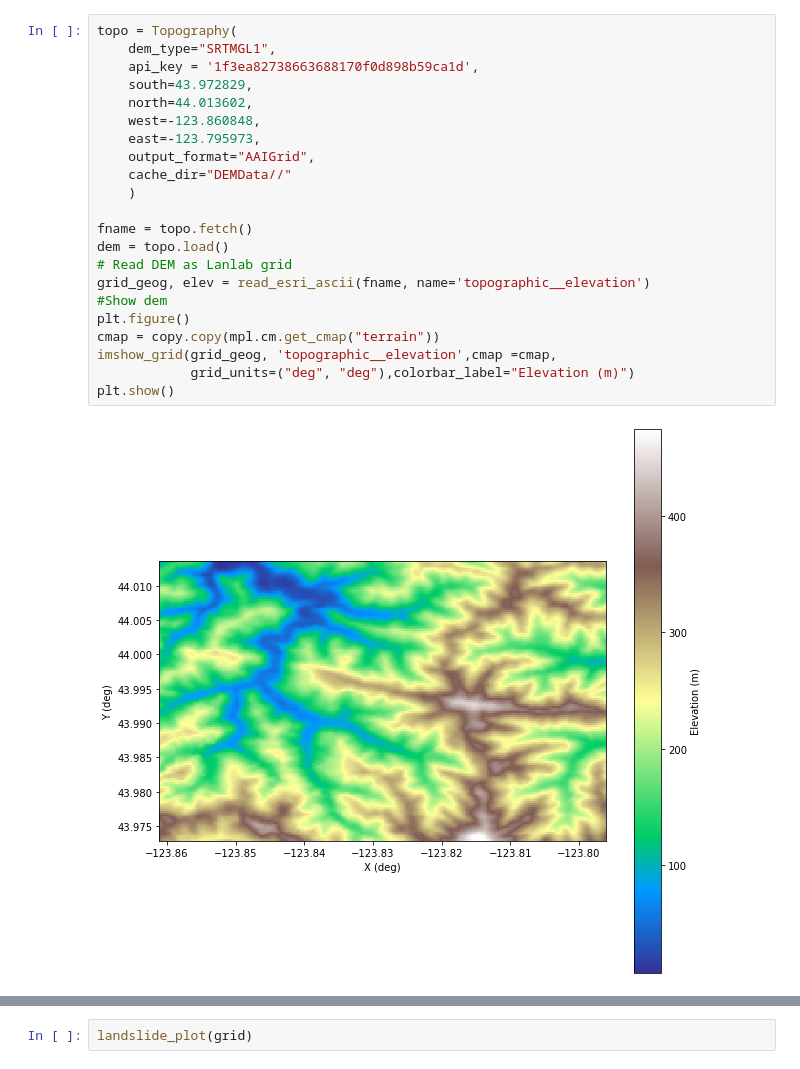
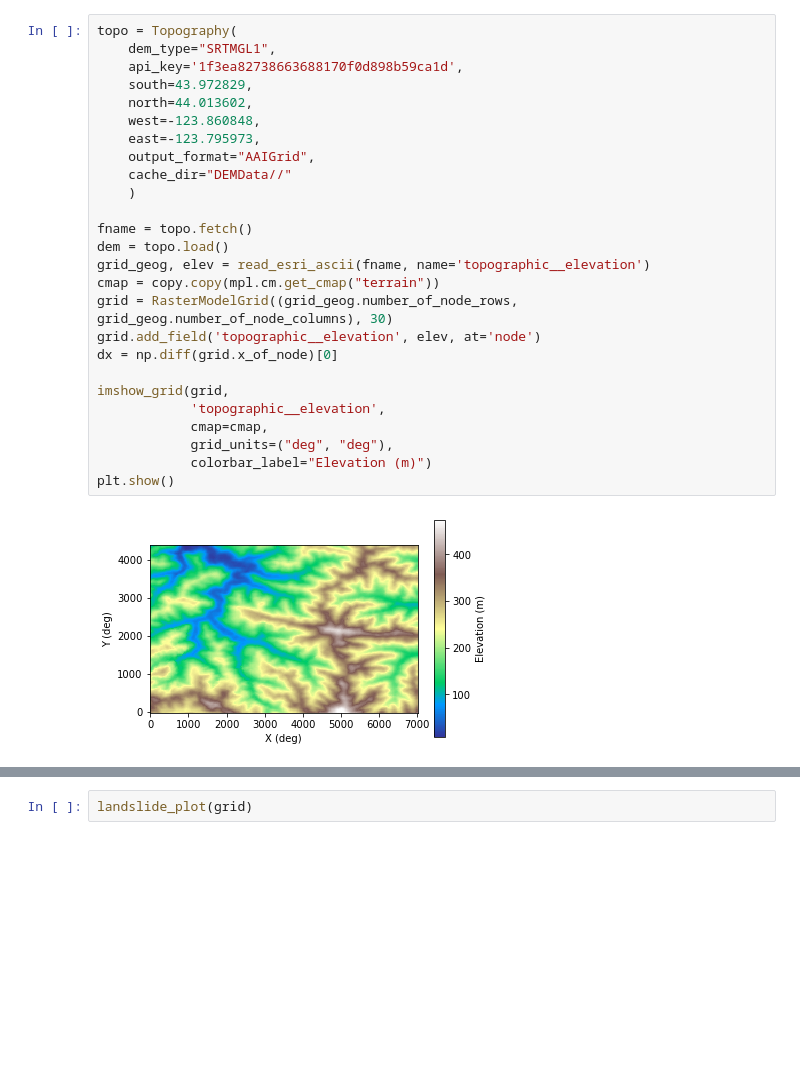
Before and after one commit to csdms-spring-school-2022/abrupt-perturbations, a Jupyter notebook: abrupt_fire_landslide/Fire_bedrocklandslider_space_coupling.ipynb, the cells around one changed output, grey strips where cells are left out. Cells and saved outputs as stored; diff of their text form; blank space fills up the shorter version.

```diff
--- a/abrupt_fire_landslide/Fire_bedrocklandslider_space_coupling.ipynb
+++ b/abrupt_fire_landslide/Fire_bedrocklandslider_space_coupling.ipynb
@@ -172,24 +167,28 @@ def landslide_plot(grid):
 # %%
 topo = Topography(
     dem_type="SRTMGL1",
-    api_key = '1f3ea82738663688170f0d898b59ca1d',
+    api_key='1f3ea82738663688170f0d898b59ca1d',
     south=43.972829,
     north=44.013602,
     west=-123.860848,
     east=-123.795973,
     output_format="AAIGrid",
     cache_dir="DEMData//"
     )
 
 fname = topo.fetch()
 dem = topo.load()
-# Read DEM as Lanlab grid
 grid_geog, elev = read_esri_ascii(fname, name='topographic__elevation')
-#Show dem
-plt.figure()
 cmap = copy.copy(mpl.cm.get_cmap("terrain"))
-imshow_grid(grid_geog, 'topographic__elevation',cmap =cmap,
-            grid_units=("deg", "deg"),colorbar_label="Elevation (m)")
+grid = RasterModelGrid((grid_geog.number_of_node_rows, grid_geog.number_of_node_columns), 30)
+grid.add_field('topographic__elevation', elev, at='node')
+dx = np.diff(grid.x_of_node)[0]
+
+imshow_grid(grid,
+            'topographic__elevation',
+            cmap=cmap,
+            grid_units=("deg", "deg"),
+            colorbar_label="Elevation (m)")
 plt.show()
 # %% [output]
-[figure, old version]
+[figure, new version]
```
Also changed, not shown: parts of 14 cells of this notebook.
